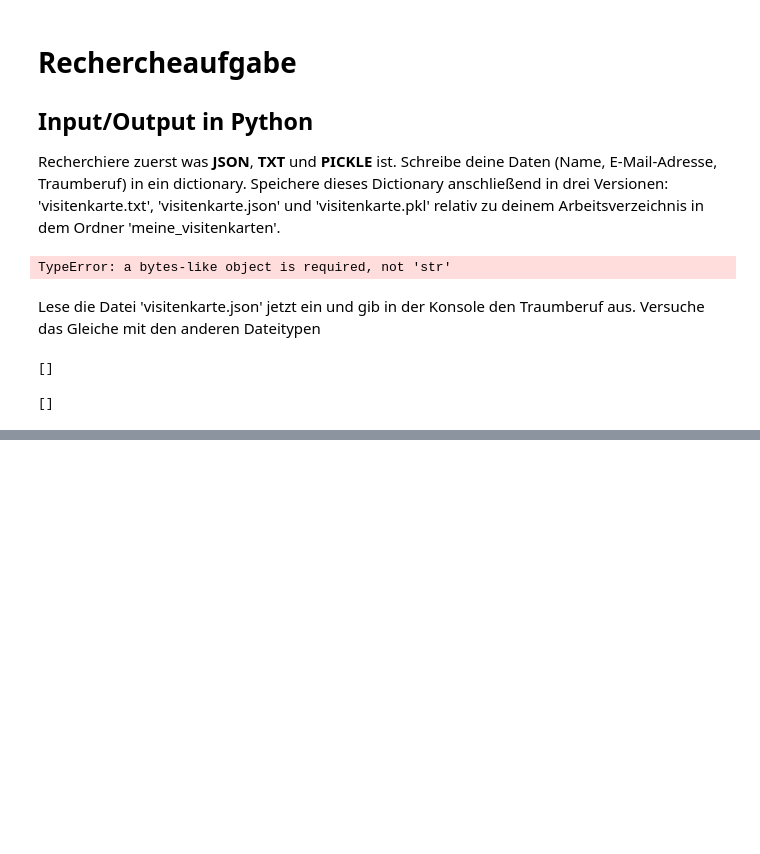
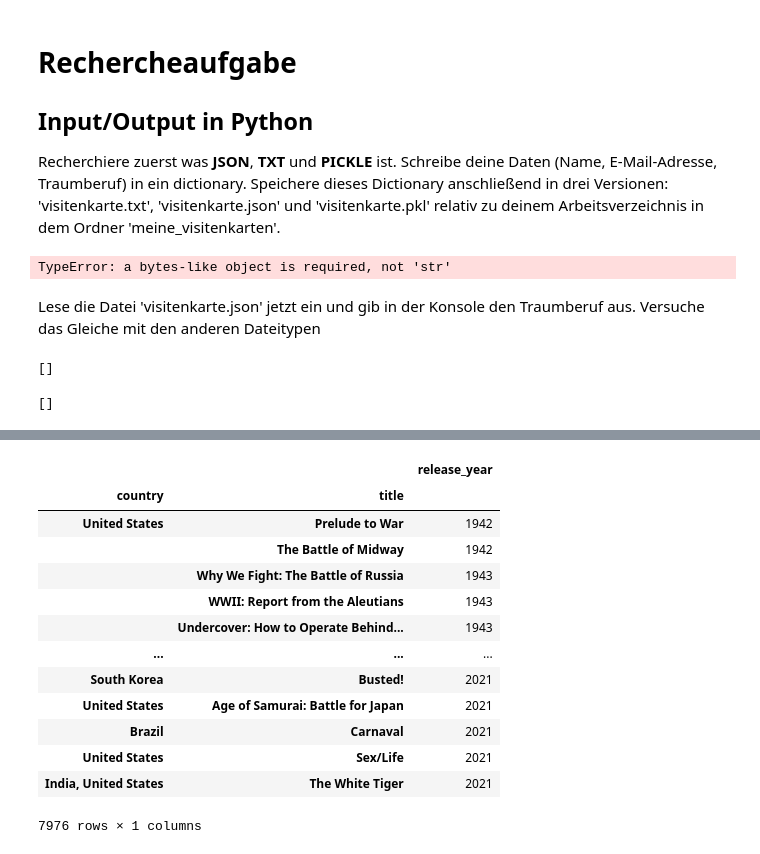
Before and after one commit to Tilana/datenjournalismus-in-python, a Jupyter notebook: docs/_sources/aufgaben/uebungen6.ipynb, the cells around one changed output, grey strips where cells are left out. Saved outputs shown, nothing was run; the diff lists cells and outputs as text; code cells hidden in the pictures; blank space fills up the shorter version.

```diff
--- a/docs/_sources/aufgaben/uebungen6.ipynb
+++ b/docs/_sources/aufgaben/uebungen6.ipynb
@@ -183,0 +199,17 @@ data0
+# %%
+data.groupby(['country','title']).min('release_year').sort_values('release_year')
+# %% [output]
+|  |  | release_year |
+| country | title |  |
+| United States | Prelude to War | 1942 |
+|  | The Battle of Midway | 1942 |
+|  | Why We Fight: The Battle of Russia | 1943 |
+|  | WWII: Report from the Aleutians | 1943 |
+|  | Undercover: How to Operate Behind... | 1943 |
+| ... | ... | ... |
+| South Korea | Busted! | 2021 |
+| United States | Age of Samurai: Battle for Japan | 2021 |
+| Brazil | Carnaval | 2021 |
+| United States | Sex/Life | 2021 |
+| India, United States | The White Tiger | 2021 |
+7976 rows × 1 columns
```
Also changed, not shown: parts of 1 cell of this notebook, 58 other files.
